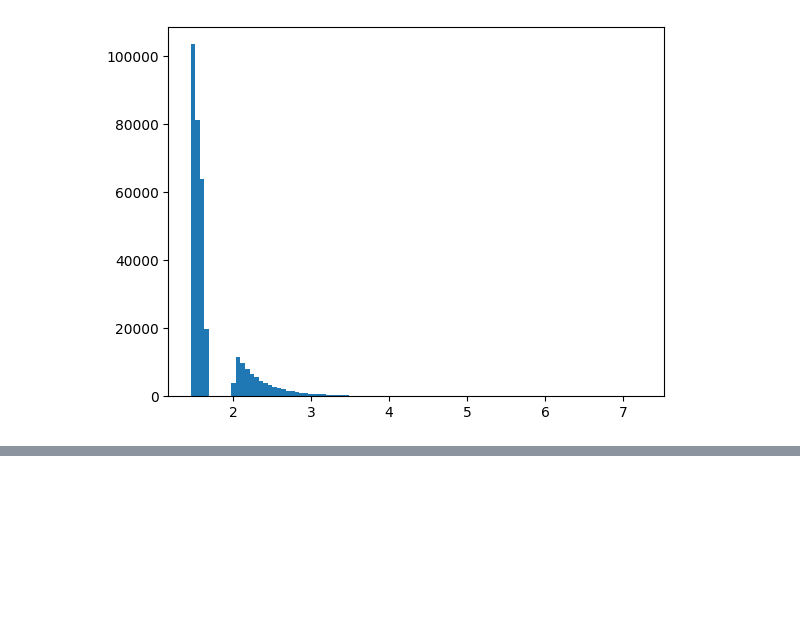
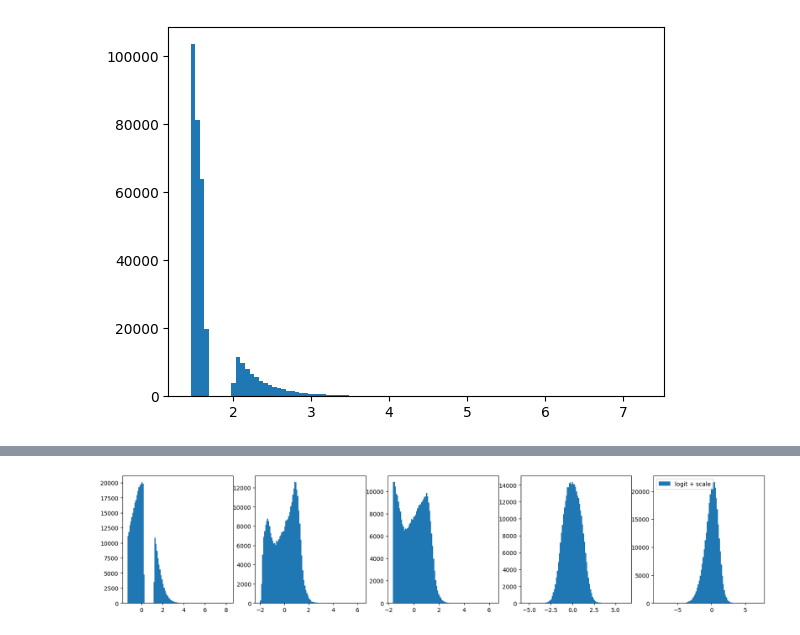
Before and after one commit to ewencedr/particle_fm, a Jupyter notebook: notebooks/40_generative_challenge.ipynb, the cells around one changed output, grey strips where cells are left out. Saved outputs shown, nothing was run; the diff lists cells and outputs as text; code cells hidden in the pictures; blank space fills up the shorter version.

```diff
--- a/notebooks/40_generative_challenge.ipynb
+++ b/notebooks/40_generative_challenge.ipynb
@@ -32,0 +67,15 @@ for i in range(1,3):
+# %%
+from sklearn.pipeline import make_pipeline
+
+
+scaler = make_pipeline(LogitScaler(), preprocessing.StandardScaler()).fit(data)
+processed_data = scaler.transform(data)
+# %%
+fig, ax = plt.subplots(1, 5, figsize=(20, 4))
+for i in range(5):
+    hist = ax[i].hist(processed_data[:, i], bins=100, label="logit + scale")
+plt.legend()
+
+plt.show()
+# %% [output]
+[figure, added]
```
Also changed, not shown: parts of 7 cells of this notebook, 6 other files.
